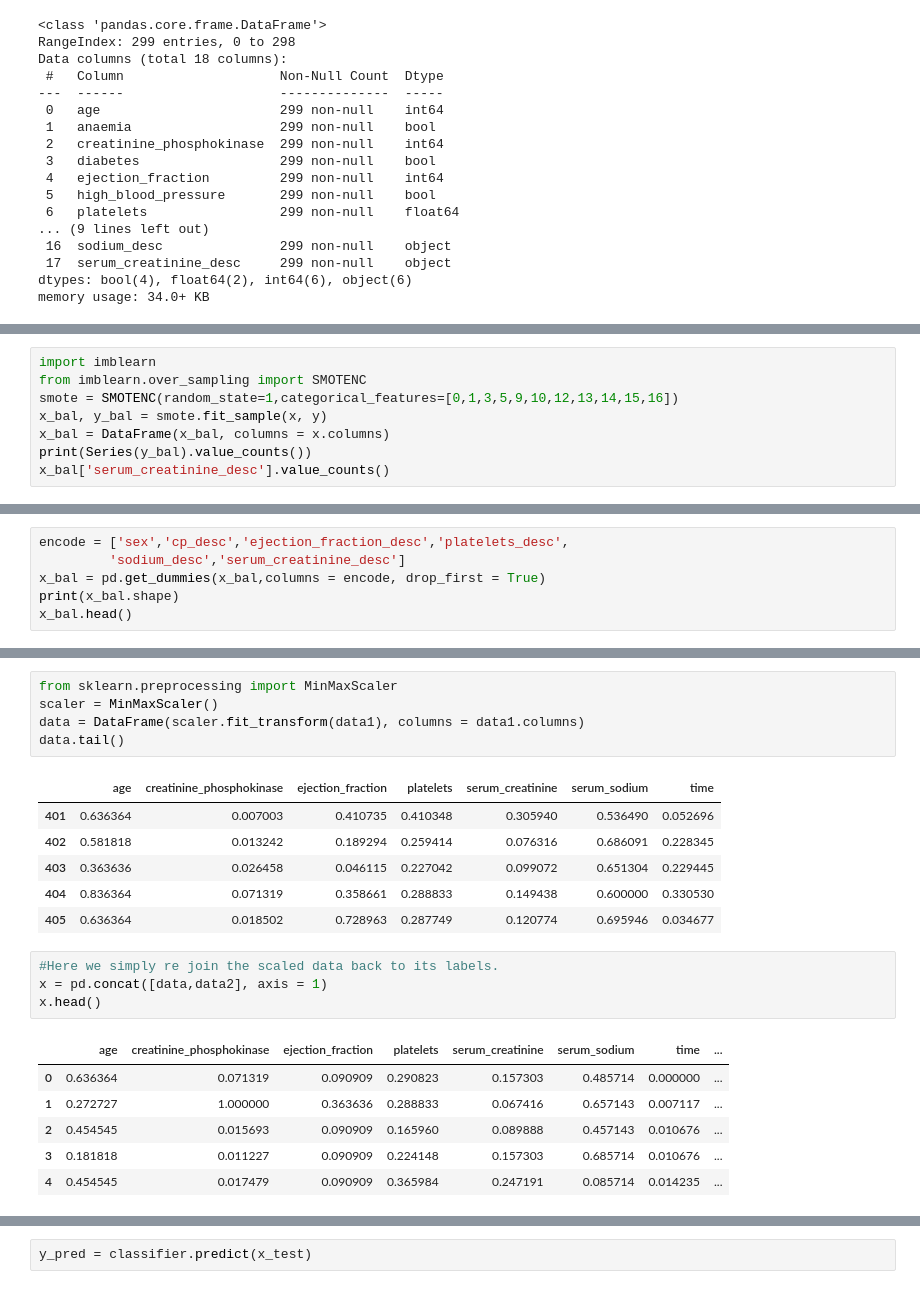
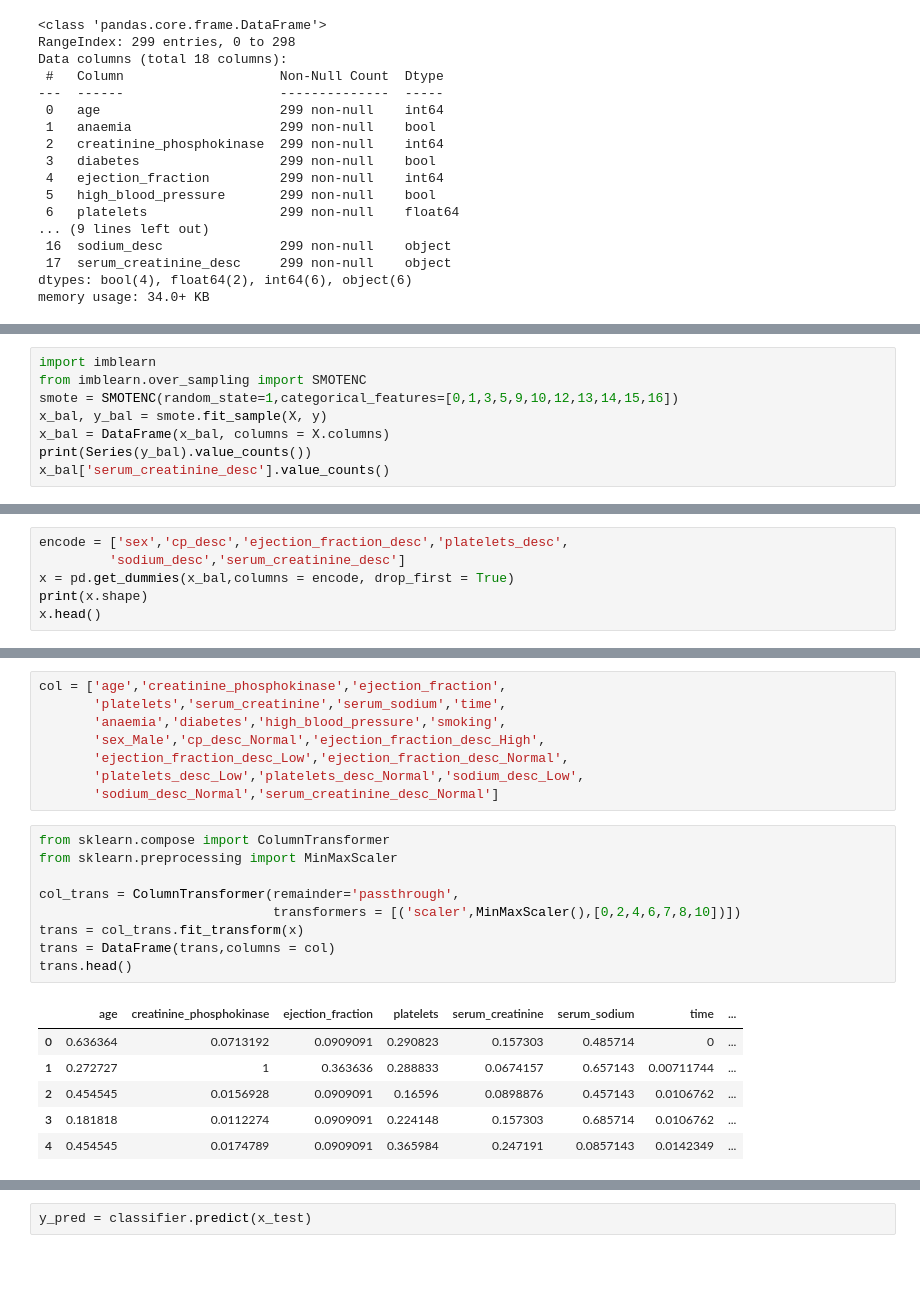
Before and after one commit to HamoyeHQ/stage-f-07-heart-failure, a Jupyter notebook: model/Main_model.ipynb, the cells around one changed output, grey strips where cells are left out. Cells and saved outputs as stored; diff of their text form.

Commit message:
This is exactly the same with the main model but with updated features labels, please use this

```diff
--- a/model/selected_model.ipynb
+++ b/model/Main_model.ipynb
@@ -119,8 +114,8 @@ There is an imbalance between the target glass, so we use SMOTENC because in SMO
 import imblearn
 from imblearn.over_sampling import SMOTENC
 smote = SMOTENC(random_state=1,categorical_features=[0,1,3,5,9,10,12,13,14,15,16])
-x_bal, y_bal = smote.fit_sample(x, y)
-x_bal = DataFrame(x_bal, columns = x.columns)
+x_bal, y_bal = smote.fit_sample(X, y)
+x_bal = DataFrame(x_bal, columns = X.columns)
 print(Series(y_bal).value_counts())
 x_bal['serum_creatinine_desc'].value_counts()
 # %% [output]
@@ -136,7 +128,7 @@ Remeber that Python recognises true and false as 1 and 0, so there would be no n
 # %%
 encode = ['sex','cp_desc','ejection_fraction_desc','platelets_desc',
          'sodium_desc','serum_creatinine_desc']
-x_bal = pd.get_dummies(x_bal,columns = encode, drop_first = True)
-print(x_bal.shape)
-x_bal.head()
+x = pd.get_dummies(x_bal,columns = encode, drop_first = True)
+print(x.shape)
+x.head()
 # %% [output]
@@ -159,25 +142,26 @@ data2 = x_bal.drop(['age','creatinine_phosphokinase','ejection_fraction',
-# %%
-from sklearn.preprocessing import MinMaxScaler
-scaler = MinMaxScaler()
-data = DataFrame(scaler.fit_transform(data1), columns = data1.columns)
-data.tail()
-# %% [output]
-|  | age | creatinine_phosphokinase | ejection_fraction | platelets | serum_creatinine | serum_sodium | time |
-| 401 | 0.636364 | 0.007003 | 0.410735 | 0.410348 | 0.305940 | 0.536490 | 0.052696 |
-| 402 | 0.581818 | 0.013242 | 0.189294 | 0.259414 | 0.076316 | 0.686091 | 0.228345 |
-| 403 | 0.363636 | 0.026458 | 0.046115 | 0.227042 | 0.099072 | 0.651304 | 0.229445 |
-| 404 | 0.836364 | 0.071319 | 0.358661 | 0.288833 | 0.149438 | 0.600000 | 0.330530 |
-| 405 | 0.636364 | 0.018502 | 0.728963 | 0.287749 | 0.120774 | 0.695946 | 0.034677 |
-# %%
-#Here we simply re join the scaled data back to its labels.
-x = pd.concat([data,data2], axis = 1)
-x.head()
-# %% [output]
-|  | age | creatinine_phosphokinase | ejection_fraction | platelets | serum_creatinine | serum_sodium | time | ... |
-| 0 | 0.636364 | 0.071319 | 0.090909 | 0.290823 | 0.157303 | 0.485714 | 0.000000 | ... |
-| 1 | 0.272727 | 1.000000 | 0.363636 | 0.288833 | 0.067416 | 0.657143 | 0.007117 | ... |
-| 2 | 0.454545 | 0.015693 | 0.090909 | 0.165960 | 0.089888 | 0.457143 | 0.010676 | ... |
-| 3 | 0.181818 | 0.011227 | 0.090909 | 0.224148 | 0.157303 | 0.685714 | 0.010676 | ... |
-| 4 | 0.454545 | 0.017479 | 0.090909 | 0.365984 | 0.247191 | 0.085714 | 0.014235 | ... |
+# %%
+col = ['age','creatinine_phosphokinase','ejection_fraction',
+       'platelets','serum_creatinine','serum_sodium','time',
+       'anaemia','diabetes','high_blood_pressure','smoking',
+       'sex_Male','cp_desc_Normal','ejection_fraction_desc_High',
+       'ejection_fraction_desc_Low','ejection_fraction_desc_Normal',
+       'platelets_desc_Low','platelets_desc_Normal','sodium_desc_Low',
+       'sodium_desc_Normal','serum_creatinine_desc_Normal']
+# %%
+from sklearn.compose import ColumnTransformer
+from sklearn.preprocessing import MinMaxScaler
+
+col_trans = ColumnTransformer(remainder='passthrough',
+                              transformers = [('scaler',MinMaxScaler(),[0,2,4,6,7,8,10])])
+trans = col_trans.fit_transform(x)
+trans = DataFrame(trans,columns = col)
+trans.head()
+# %% [output]
+|  | age | creatinine_phosphokinase | ejection_fraction | platelets | serum_creatinine | serum_sodium | time | ... |
+| 0 | 0.636364 | 0.0713192 | 0.0909091 | 0.290823 | 0.157303 | 0.485714 | 0 | ... |
+| 1 | 0.272727 | 1 | 0.363636 | 0.288833 | 0.0674157 | 0.657143 | 0.00711744 | ... |
+| 2 | 0.454545 | 0.0156928 | 0.0909091 | 0.16596 | 0.0898876 | 0.457143 | 0.0106762 | ... |
+| 3 | 0.181818 | 0.0112274 | 0.0909091 | 0.224148 | 0.157303 | 0.685714 | 0.0106762 | ... |
+| 4 | 0.454545 | 0.0174789 | 0.0909091 | 0.365984 | 0.247191 | 0.0857143 | 0.0142349 | ... |
 # %%
 from sklearn.model_selection import train_test_split
```
Also changed, not shown: parts of 25 cells of this notebook.
